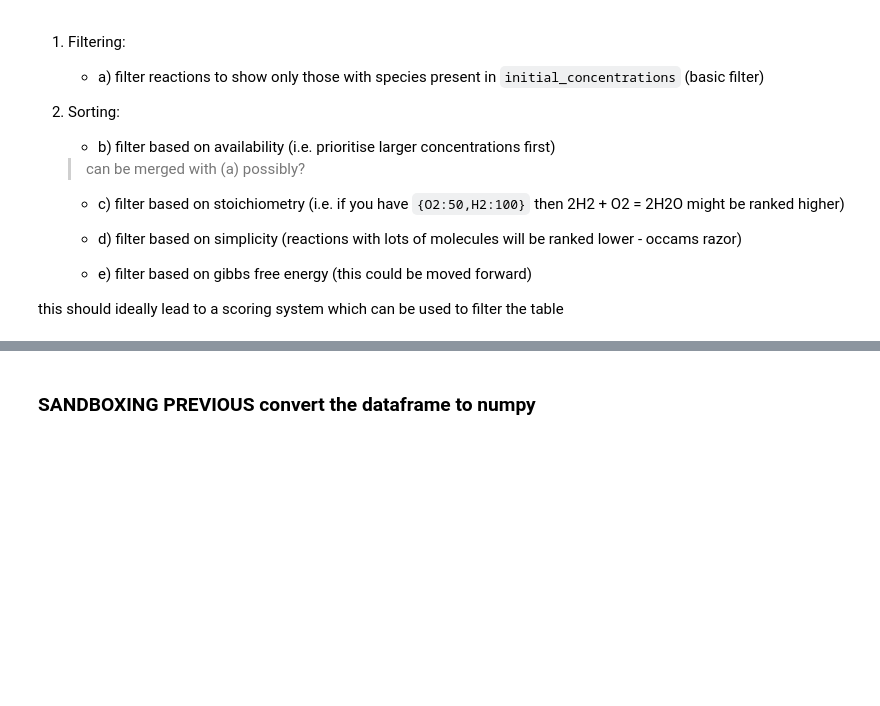
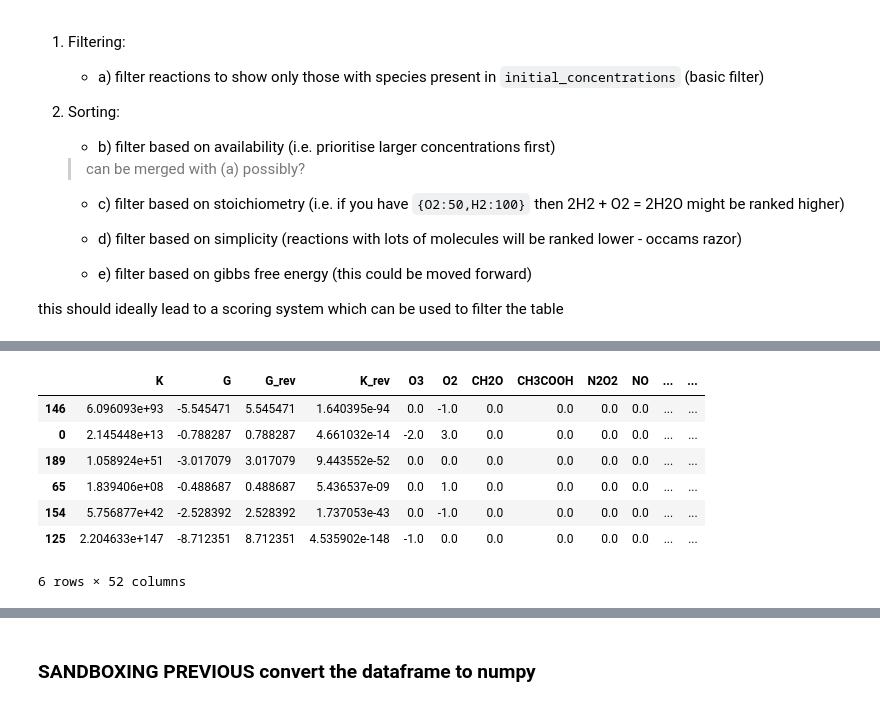
Before and after one commit to badw/arcs, a Jupyter notebook: examples/table_sandbox.ipynb, the cells around one changed output, grey strips where cells are left out. Cells and saved outputs as stored; diff of their text form; code cells hidden in the pictures; blank space fills up the shorter version.

```diff
--- a/examples/table_sandbox.ipynb
+++ b/examples/table_sandbox.ipynb
@@ -96,0 +363,2 @@ filtered_table[filtered_table != 0 ].dropna(axis=1,how="all")
+# %%
+filtered_table["gibbs_score"] = gibbs_score
@@ -96,0 +377,37 @@ filtered_table[filtered_table != 0 ].dropna(axis=1,how="all")
+# %%
+def combined_scores(df, weights=None, method='geometric', normalize=True,
+                   score_cols=('availability_score', 'simplicity_score', 'gibbs_score')):
+    """Combine sub-score columns into one final score.
+
+    method='geometric': weighted geometric mean — a near-zero on ANY factor
+        tanks the total (use when all factors are necessary).
+    method='sum': weighted arithmetic mean — factors compensate for each other.
+    normalize: rescale each factor to [0,1] across the set first, so no factor
+        dominates just because of its raw range.
+    """
+    if weights is None:
+        weights = {c: 1.0 for c in score_cols}
+    w = np.array([weights[c] for c in score_cols], dtype=float)
+    w = w / w.sum()                                  # weights sum to 1
+
+    S = df[list(score_cols)].astype(float).copy()
+
+    if normalize:                                    # per-column min-max to [0,1]
+        rng = S.max() - S.min()
+        rng = rng.replace(0, 1)                      # avoid div-by-zero on flat cols
+        S = (S - S.min()) / rng
+
+    if method == 'geometric':
+        eps = 1e-9                                    # keep log finite at 0
+        final = np.exp((np.log(S + eps) * w).sum(axis=1))
+    elif method == 'sum':
+        final = (S * w).sum(axis=1)
+    else:
+        raise ValueError("method must be 'geometric' or 'sum'")
+
+    return final
+# %%
+combined_score = combined_scores(filtered_table)
+
+filtered_table["combined_score"] = combined_score
+combined_score.round(2)
@@ -96,0 +422,13 @@ filtered_table[filtered_table != 0 ].dropna(axis=1,how="all")
+# %%
+final_table = filtered_table.sort_values(by="combined_score",ascending=False)
+# %%
+final_table
+# %% [output]
+|  | K | G | G_rev | K_rev | O3 | O2 | CH2O | CH3COOH | N2O2 | NO | ... | ... |
+| 146 | 6.096093e+93 | -5.545471 | 5.545471 | 1.640395e-94 | 0.0 | -1.0 | 0.0 | 0.0 | 0.0 | 0.0 | ... | ... |
+| 0 | 2.145448e+13 | -0.788287 | 0.788287 | 4.661032e-14 | -2.0 | 3.0 | 0.0 | 0.0 | 0.0 | 0.0 | ... | ... |
+| 189 | 1.058924e+51 | -3.017079 | 3.017079 | 9.443552e-52 | 0.0 | 0.0 | 0.0 | 0.0 | 0.0 | 0.0 | ... | ... |
+| 65 | 1.839406e+08 | -0.488687 | 0.488687 | 5.436537e-09 | 0.0 | 1.0 | 0.0 | 0.0 | 0.0 | 0.0 | ... | ... |
+| 154 | 5.756877e+42 | -2.528392 | 2.528392 | 1.737053e-43 | 0.0 | -1.0 | 0.0 | 0.0 | 0.0 | 0.0 | ... | ... |
+| 125 | 2.204633e+147 | -8.712351 | 8.712351 | 4.535902e-148 | -1.0 | 0.0 | 0.0 | 0.0 | 0.0 | 0.0 | ... | ... |
+6 rows × 52 columns
```
Also changed, not shown: parts of 22 cells of this notebook, 1 other file.
